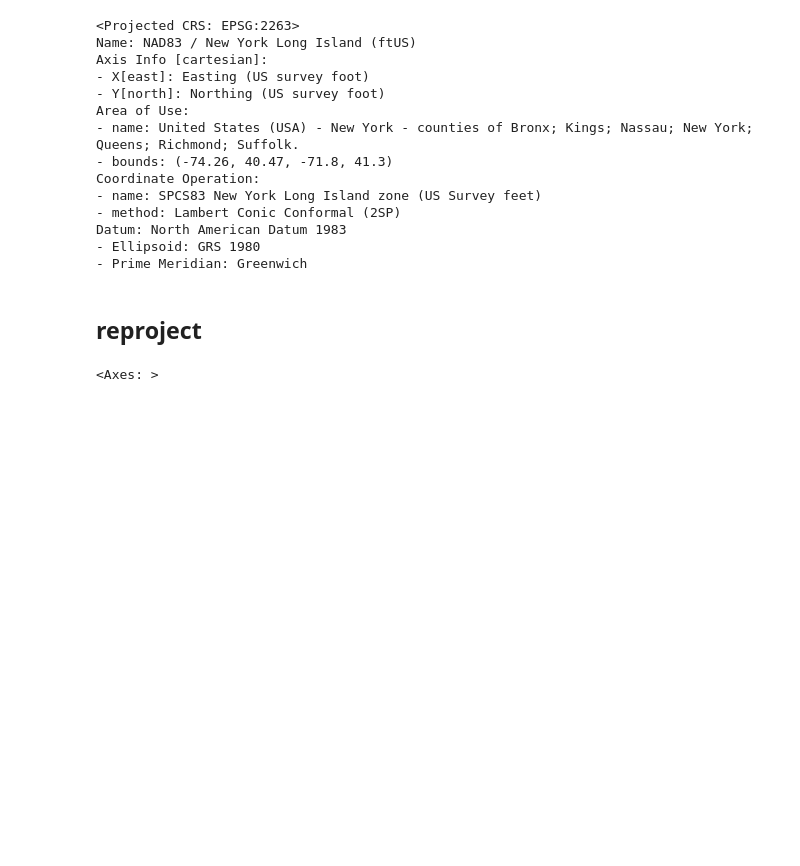
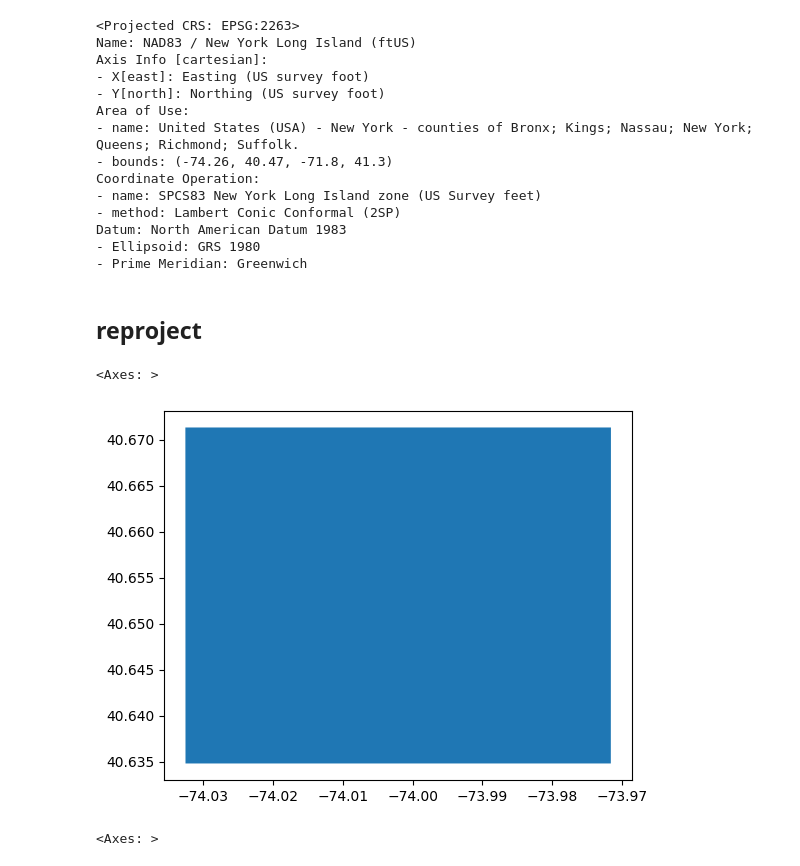
Before and after one commit to yumobennyyang/Mapping-Systems, a Jupyter notebook: Tutorials/02_geoprocessing.ipynb, the cells around one changed output. Cells and saved outputs as stored; diff of their text form; code cells hidden in the pictures; blank space fills up the shorter version.

```diff
--- a/Tutorials/02_geoprocessing.ipynb
+++ b/Tutorials/02_geoprocessing.ipynb
@@ -77,6 +125,11 @@ Datum: North American Datum 1983
 ## reproject
 # %%
 bounds_poly_wgs84 = bounds_poly.to_crs("EPSG:4326")
+# %%
+bounds_poly_wgs84.plot()
+# %% [output]
+<Axes: >
+[figure, added]
 # %%
 cb_307_bldgs = ogr.read_dataframe(
     "../Data/bldg_footprints/Building Footprints.geojson",
```
Also changed, not shown: parts of 61 cells of this notebook, 10 other files.
